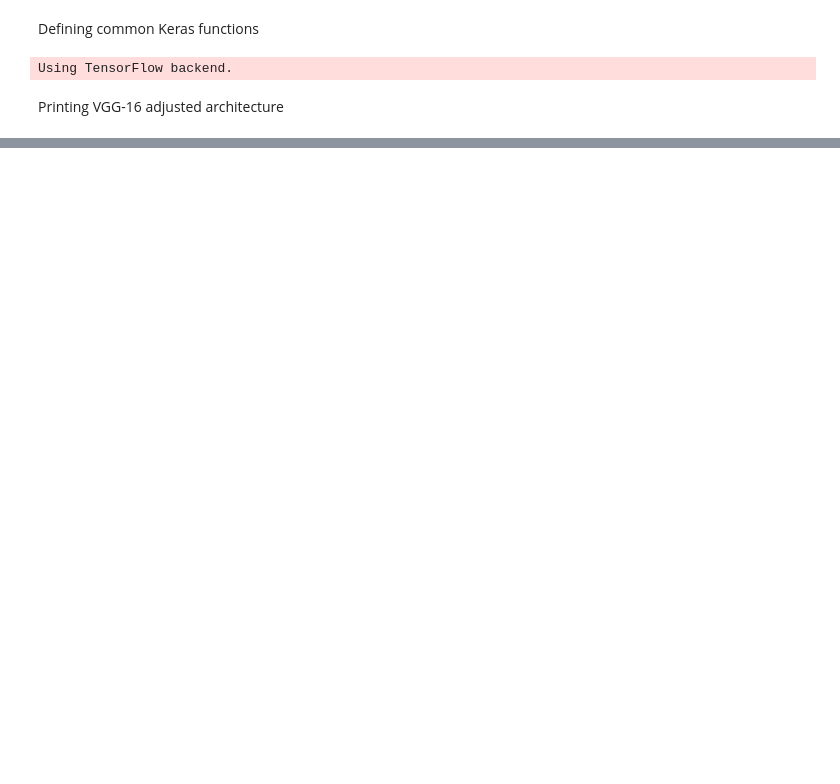
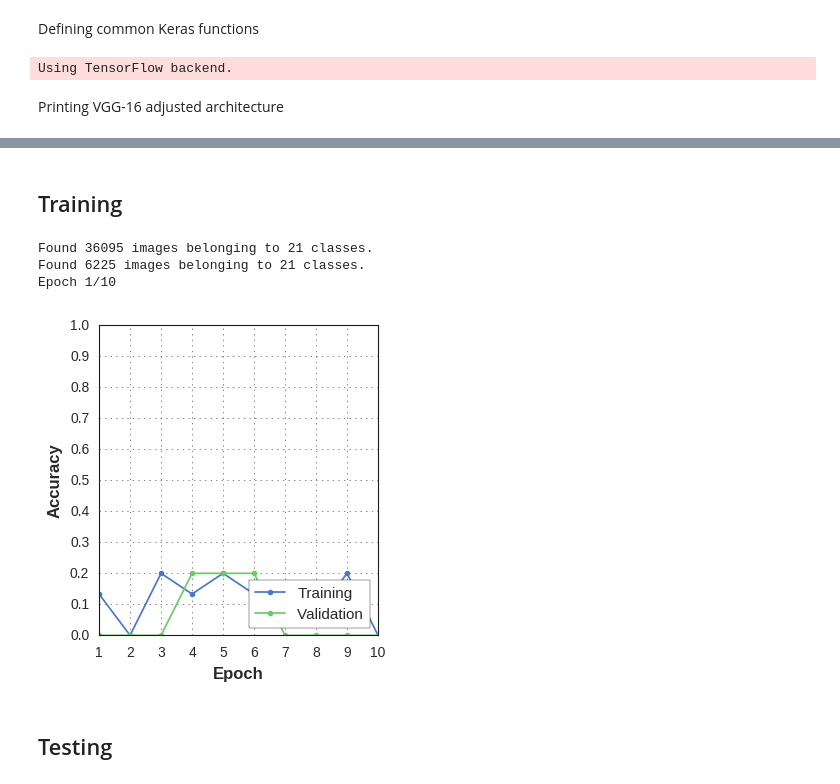
Before and after one commit to gorayni/iccv_epic_2017, a Jupyter notebook: VGG-16 training.ipynb, the cells around one changed output, grey strips where cells are left out. Cells and saved outputs as stored; diff of their text form; code cells hidden in the pictures; blank space fills up the shorter version.

Commit message:
VGG-16 training added

```diff
--- a/VGG-16 training.ipynb
+++ b/VGG-16 training.ipynb
@@ -187,0 +110,68 @@ for split, filepath in zip(splits, filepaths):
+# %% [markdown]
+## Training
+# %%
+from keras.optimizers import SGD
+from keras.preprocessing.image import ImageDataGenerator
+from keras.callbacks import ModelCheckpoint
+from keras.callbacks import History
+
+seed = 42
+np.random.seed(seed)
+
+sgd = SGD(lr=0.0001, decay=0.000005, momentum=0.9, nesterov=True)
+model = define_model()
+model.compile(loss='categorical_crossentropy', optimizer=sgd, metrics=['accuracy'])
+
+# prepare data augmentation configuration
+train_datagen = ImageDataGenerator(rescale=1./255,
+                                   rotation_range=40,
+                                   width_shift_range=0.2,
+                                   height_shift_range=0.2,
+                                   zoom_range=0.2,
+                                   horizontal_flip=True)
+
+val_datagen = ImageDataGenerator(rescale=1./255)
+
+train_generator = train_datagen.flow_from_directory('data/training',
+        target_size=(img_height, img_width),
+        class_mode='categorical',
+        batch_size=1)
+
+validation_generator = val_datagen.flow_from_directory(
+        'data/validation',
+        target_size=(img_height, img_width),
+        class_mode='categorical',
+        batch_size=1)
+
+# checkpoint
+weights_filepath="weights.VGG-16.{epoch:02d}.hdf5"
+checkpoint = ModelCheckpoint(weights_filepath, monitor='val_acc', verbose=1, save_best_only=False)
+history = HistoryLog()
+
+# fine-tune the model
+model.fit_generator(
+        train_generator,
+        samples_per_epoch=36095,#36095,#15,
+        nb_epoch=10,
+        callbacks=[checkpoint, history],
+        validation_data=validation_generator,
+        nb_val_samples=6225)#6225)#20)
+
+loss_filepath = "loss.log"
+history.log_training_loss(loss_filepath)
+
+epoch_filepath = "epoch.log"
+history.log_epoch(epoch_filepath)
+
+K.clear_session()
+# %% [output]
+Found 36095 images belonging to 21 classes.
+Found 6225 images belonging to 21 classes.
+Epoch 1/10
+# %%
+epochs=np.arange(1, len(acc)+1)
+fig, ax = bs.plot_accuracy([acc, val_acc],['Training','Validation'], epochs=epochs,figsize=(6,4))
+# %% [output]
+[figure, added]
+# %% [markdown]
+## Testing
```
Also changed, not shown: parts of 8 cells of this notebook, 1 other file.
